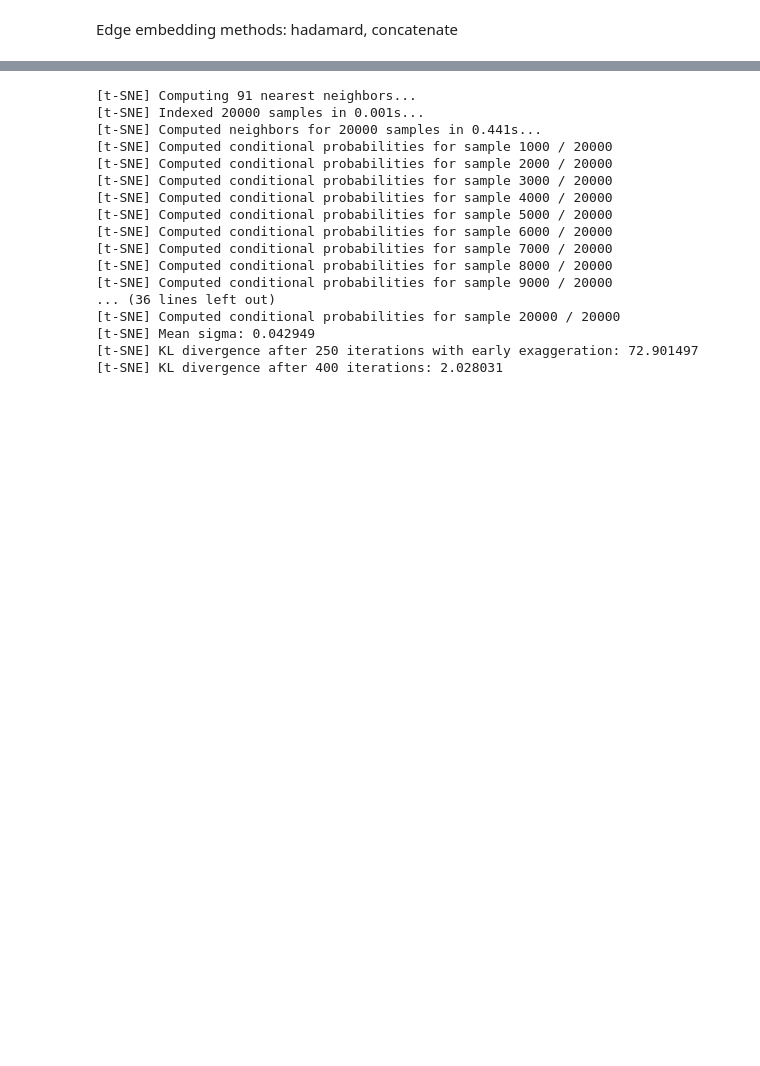
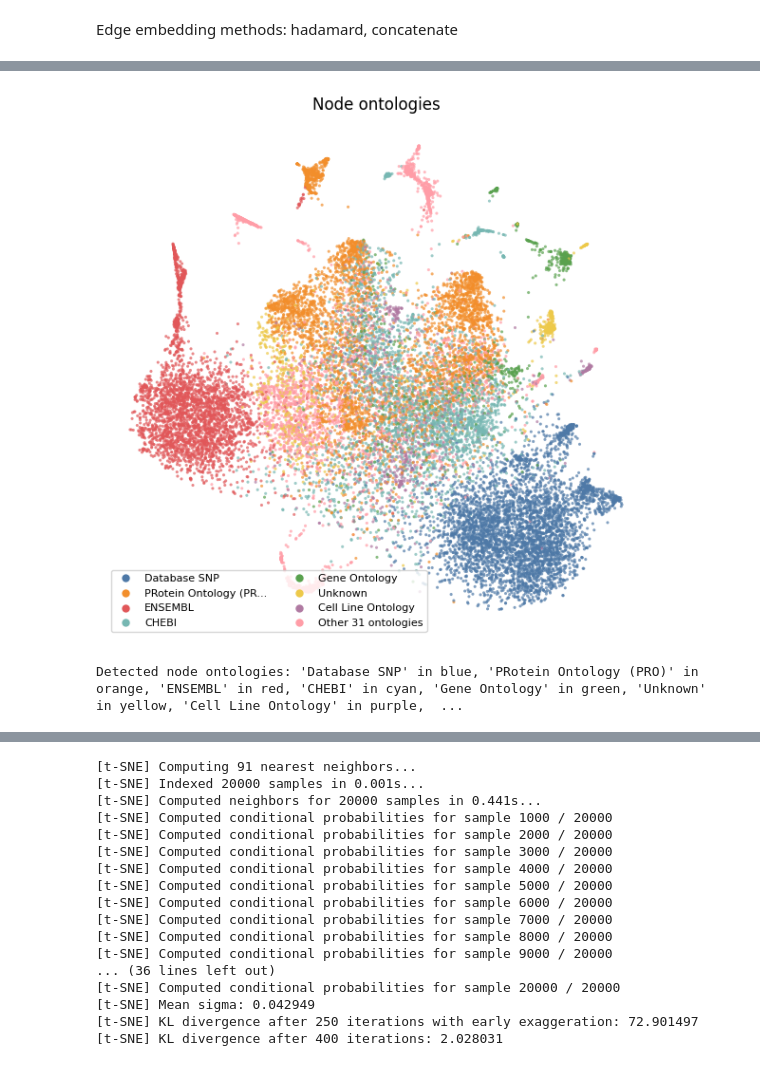
Before and after one commit to sanyabt/npkg-embedding, a Jupyter notebook: embedding-evaluation/transe-edge-prediction-vis.ipynb, the cells around one changed output, grey strips where cells are left out. Saved outputs shown, nothing was run; the diff lists cells and outputs as text; code cells hidden in the pictures; blank space fills up the shorter version.

```diff
--- a/embedding-evaluation/transe-edge-prediction-vis.ipynb
+++ b/embedding-evaluation/transe-edge-prediction-vis.ipynb
@@ -126,0 +129,9 @@ vis_had.plot_node_degrees(
+# %%
+%%time
+fig, ax = plt.subplots(figsize=(6,6))
+vis_had.plot_node_ontologies(figure=fig, axes=ax)
+fig.savefig('../images/transe_node_ontologies.png')
+plt.show()
+# %% [output]
+[figure, added]
+Detected node ontologies: 'Database SNP' in blue, 'PRotein Ontology (PRO)' in orange, 'ENSEMBL' in red, 'CHEBI' in cyan, 'Gene Ontology' in green, 'Unknown' in yellow, 'Cell Line Ontology' in purple,  ...
```
Also changed, not shown: parts of 16 cells of this notebook, 8 other files.
